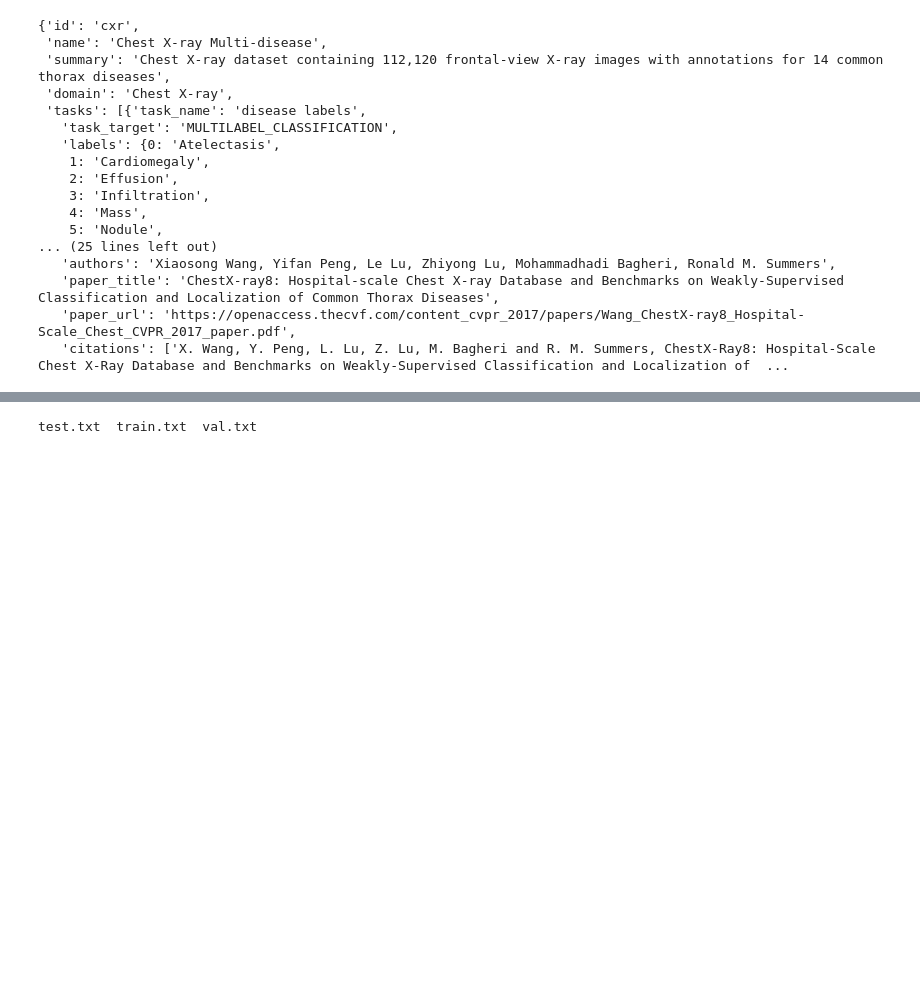
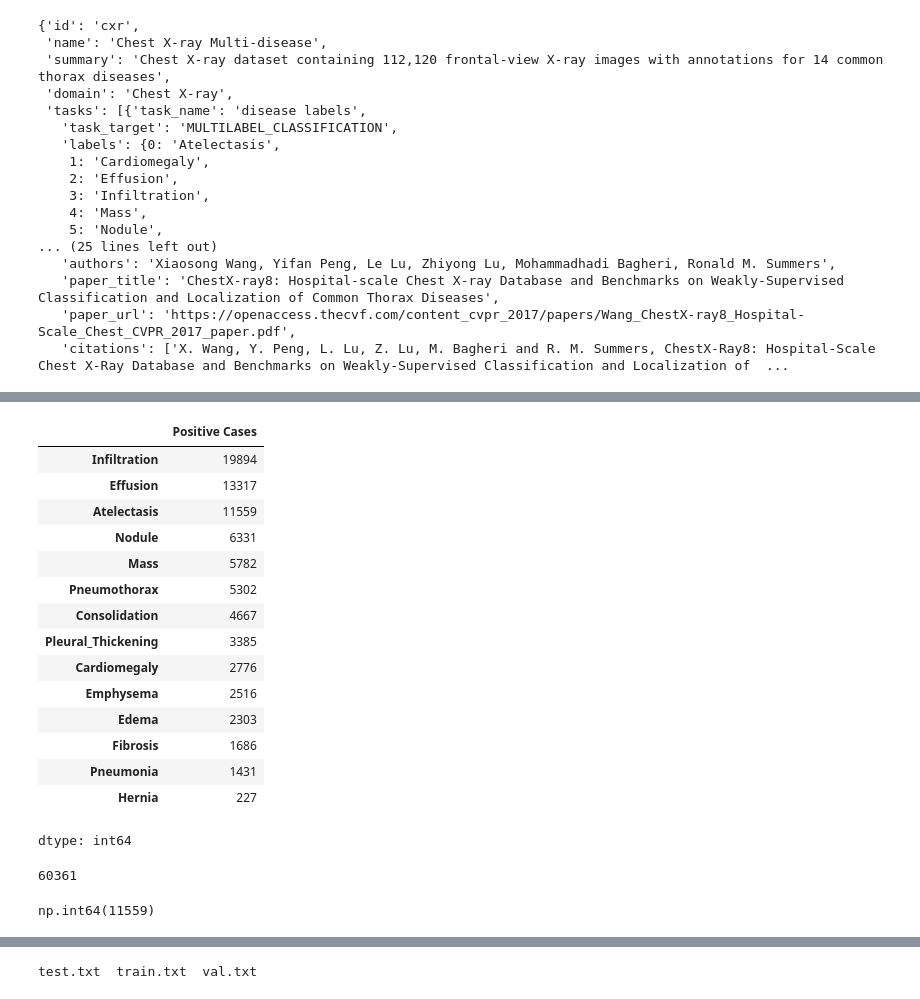
Before and after one commit to weixisee/COMP3931_Individual_Project, a Jupyter notebook: notebook/1_DataPreprocessing.ipynb, the cells around one changed output, grey strips where cells are left out. Saved outputs shown, nothing was run; the diff lists cells and outputs as text; code cells hidden in the pictures; blank space fills up the shorter version.

```diff
--- a/notebook/1_DataPreprocessing.ipynb
+++ b/notebook/1_DataPreprocessing.ipynb
@@ -69,5 +71,0 @@ df["tasks/disease labels"] = df["tasks/disease labels"].apply(ast.literal_eval)
-# %%
-disease_counts = {}
-
-for idx, name in disease_names.items():
-    disease_counts[name] = df["tasks/disease labels"].apply(lambda x: x[idx] == 1).sum()
@@ -212,0 +142,29 @@ info
+# %%
+# print the dictionary in Series format, sorted in descending order based on the number of positive cases
+series = pd.Series(disease_counts, name="Positive Cases")
+series.sort_values(ascending=False)
+# %% [output]
+|  | Positive Cases |
+| Infiltration | 19894 |
+| Effusion | 13317 |
+| Atelectasis | 11559 |
+| Nodule | 6331 |
+| Mass | 5782 |
+| Pneumothorax | 5302 |
+| Consolidation | 4667 |
+| Pleural_Thickening | 3385 |
+| Cardiomegaly | 2776 |
+| Emphysema | 2516 |
+| Edema | 2303 |
+| Fibrosis | 1686 |
+| Pneumonia | 1431 |
+| Hernia | 227 |
+dtype: int64
+# %%
+
+# find the total number of patients with no finding
+no_finding = (df['finding_labels'] == 'No Finding').sum()
+
+print(no_finding)
+# %% [output]
+60361
@@ -212,0 +174,5 @@ info
+# %%
+# check the number of postive cases in Atelectasis, verify it is 11559
+df["tasks/atelectasis_label"].sum()
+# %% [output]
+np.int64(11559)
```
Also changed, not shown: parts of 83 cells of this notebook.
